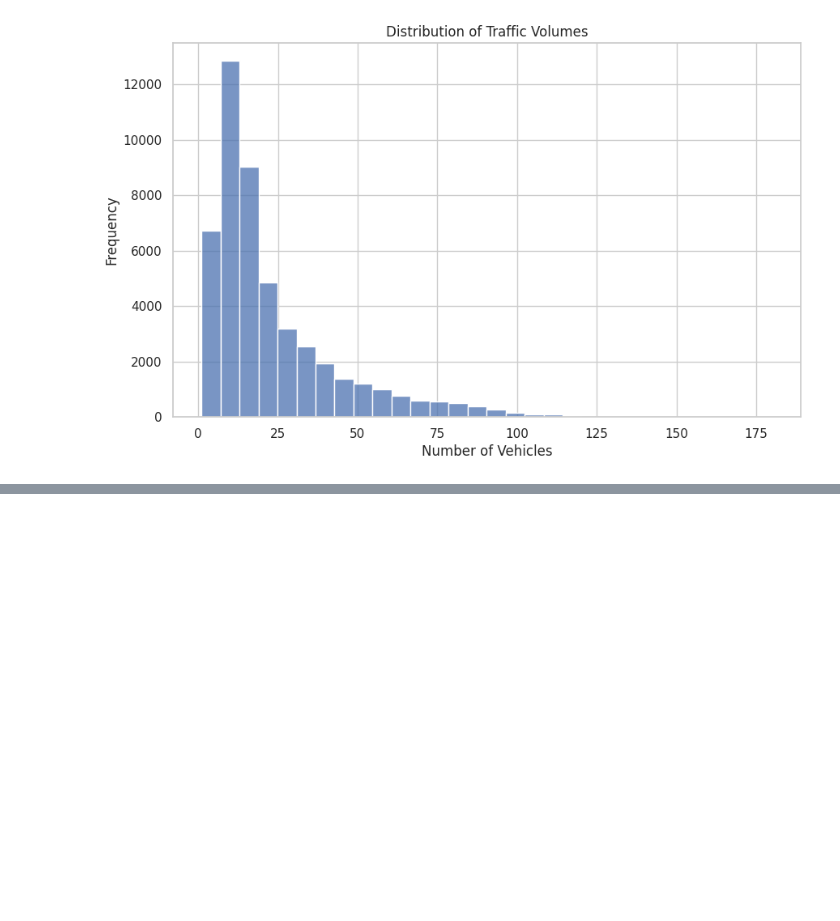
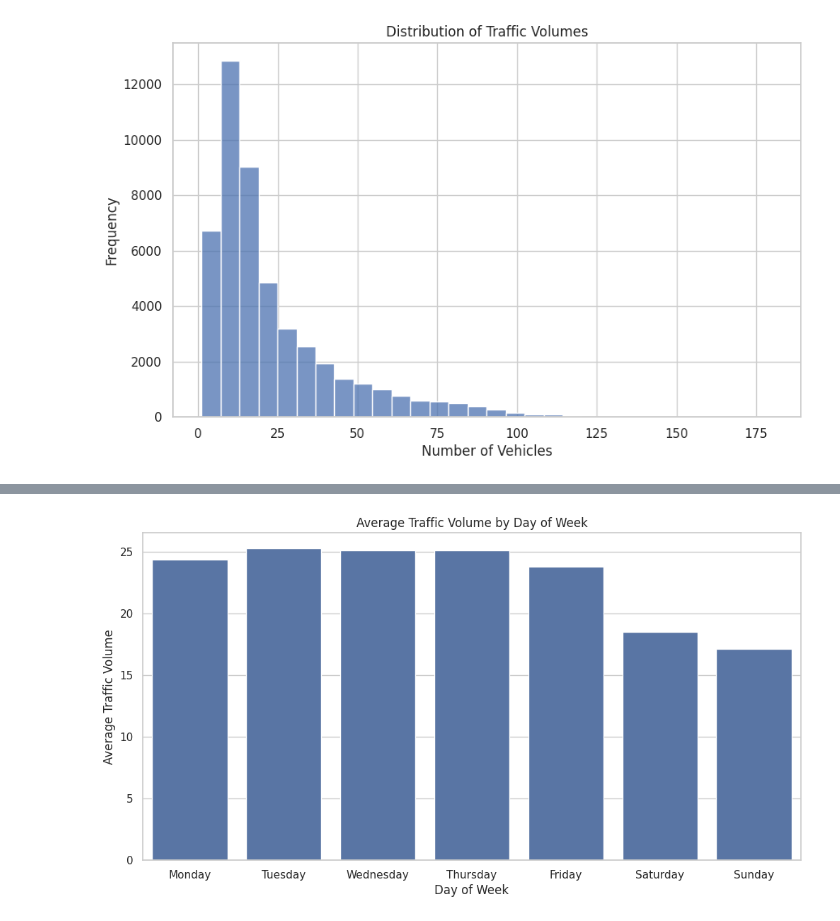
Before and after one commit to AaryanAnand10/Traffic-Prediction, a Jupyter notebook: Untitled0.ipynb, the cells around one changed output, grey strips where cells are left out. Saved outputs shown, nothing was run; the diff lists cells and outputs as text; code cells hidden in the pictures; blank space fills up the shorter version.

```diff
--- a/Untitled0.ipynb
+++ b/Untitled0.ipynb
@@ -68,0 +113,10 @@ plt.show()
+# %%
+
+plt.figure(figsize=(12, 6))
+sns.barplot(x='DayOfWeek', y='Vehicles', data=weekly_traffic)
+plt.title('Average Traffic Volume by Day of Week')
+plt.xlabel('Day of Week')
+plt.ylabel('Average Traffic Volume')
+plt.show()
+# %% [output]
+[figure, added]
```
Also changed, not shown: parts of 6 cells of this notebook.
